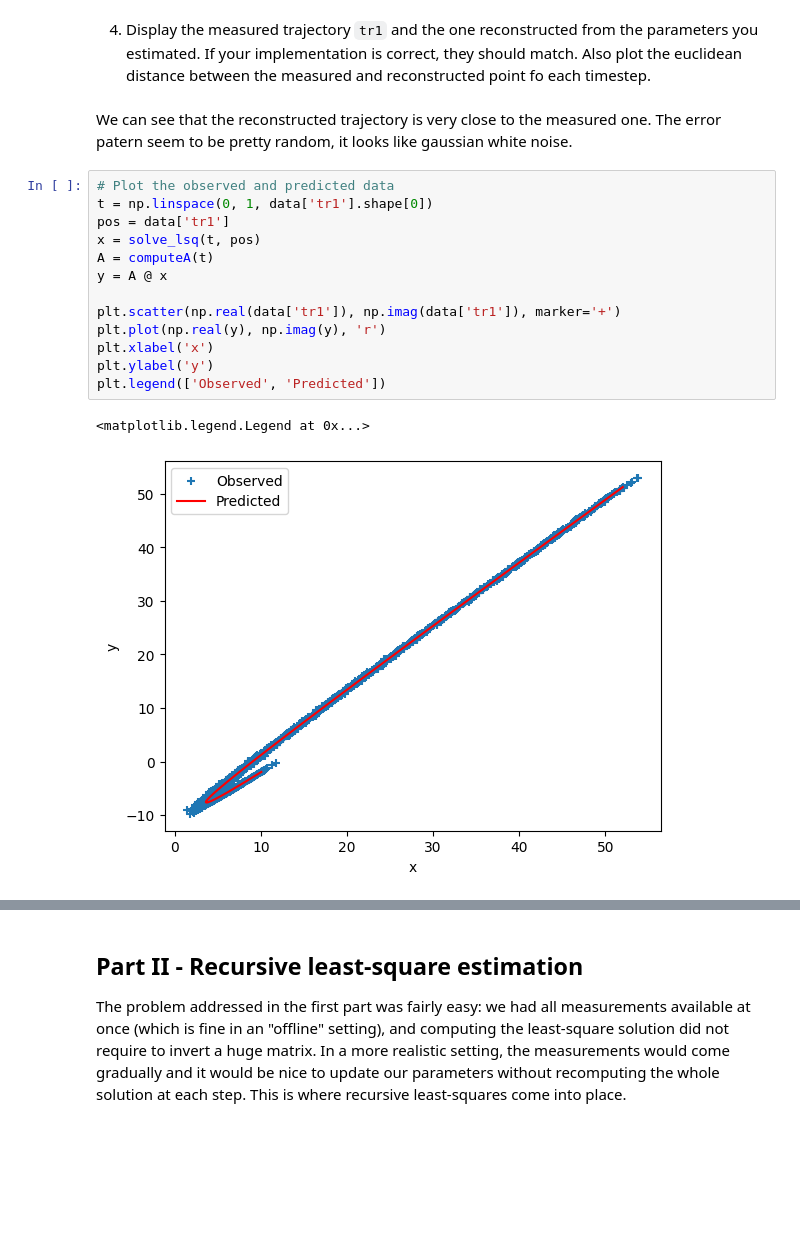
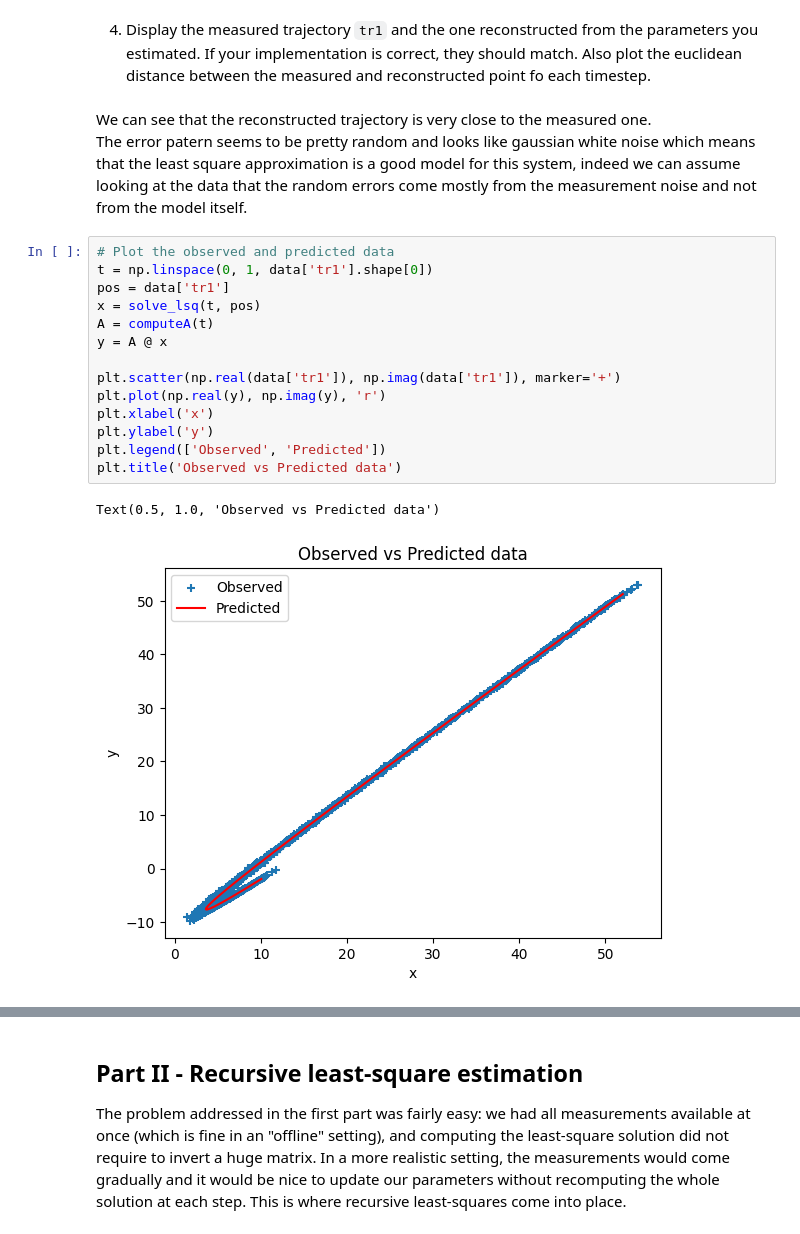
Before and after one commit to mike6942069420/matrix-analysis-2024, a Jupyter notebook: exercises/week5/Recursive least squares.ipynb, the cells around one changed output, grey strips where cells are left out. Drawn from its saved outputs; the diff is of its cells as text; blank space fills up the shorter version.

```diff
--- a/exercises/week5/Recursive least squares.ipynb
+++ b/exercises/week5/Recursive least squares.ipynb
@@ -112,23 +112,25 @@ q3 - 1 message: Good, parameters seem to match
 
 4. Display the measured trajectory `tr1` and the one reconstructed from the parameters you estimated. If your implementation is correct, they should match. Also plot the euclidean distance between the measured and reconstructed point fo each timestep.
 # %% [markdown]
-We can see that the reconstructed trajectory is very close to the measured one. The error patern seem to be pretty random, it looks like gaussian white noise.
+We can see that the reconstructed trajectory is very close to the measured one.<br>
+The error patern seems to be pretty random and looks like gaussian white noise which means that the least square approximation is a good model for this system, indeed we can assume looking at the data that the random errors come mostly from the measurement noise and not from the model itself.
 # %%
 # Plot the observed and predicted data
 t = np.linspace(0, 1, data['tr1'].shape[0])
 pos = data['tr1']
 x = solve_lsq(t, pos)
 A = computeA(t)
 y = A @ x
 
 plt.scatter(np.real(data['tr1']), np.imag(data['tr1']), marker='+')
 plt.plot(np.real(y), np.imag(y), 'r')
 plt.xlabel('x')
 plt.ylabel('y')
 plt.legend(['Observed', 'Predicted'])
+plt.title('Observed vs Predicted data')
 # %% [output]
-<matplotlib.legend.Legend at 0x...>
+Text(0.5, 1.0, 'Observed vs Predicted data')
-[figure, old version]
+[figure, new version]
 # %%
 # Plot the distance between each point
 distances=np.abs(data['tr1']-y)
```
Also changed, not shown: parts of 15 cells of this notebook.
